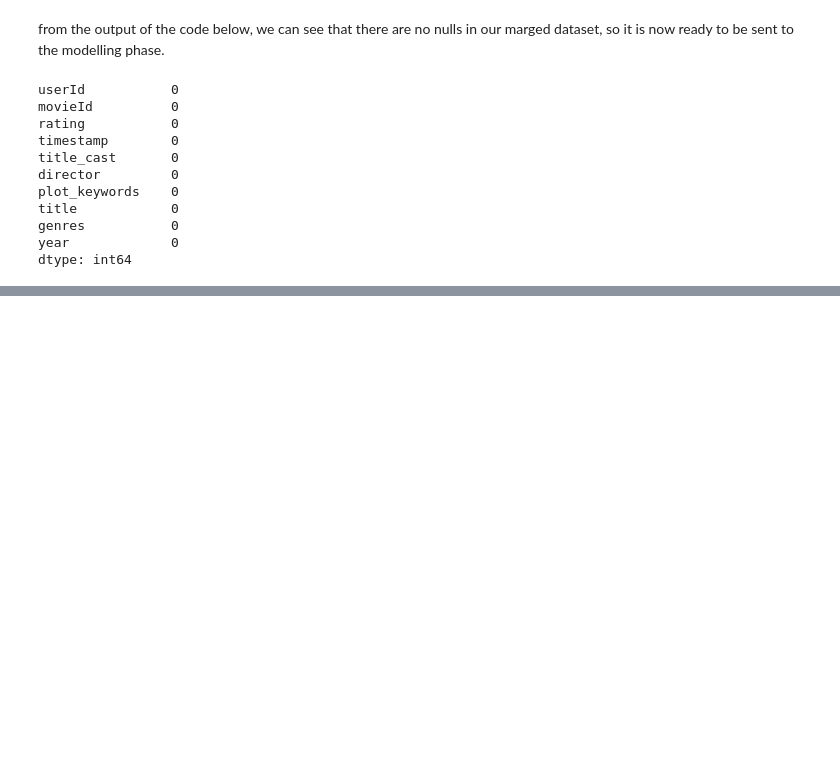
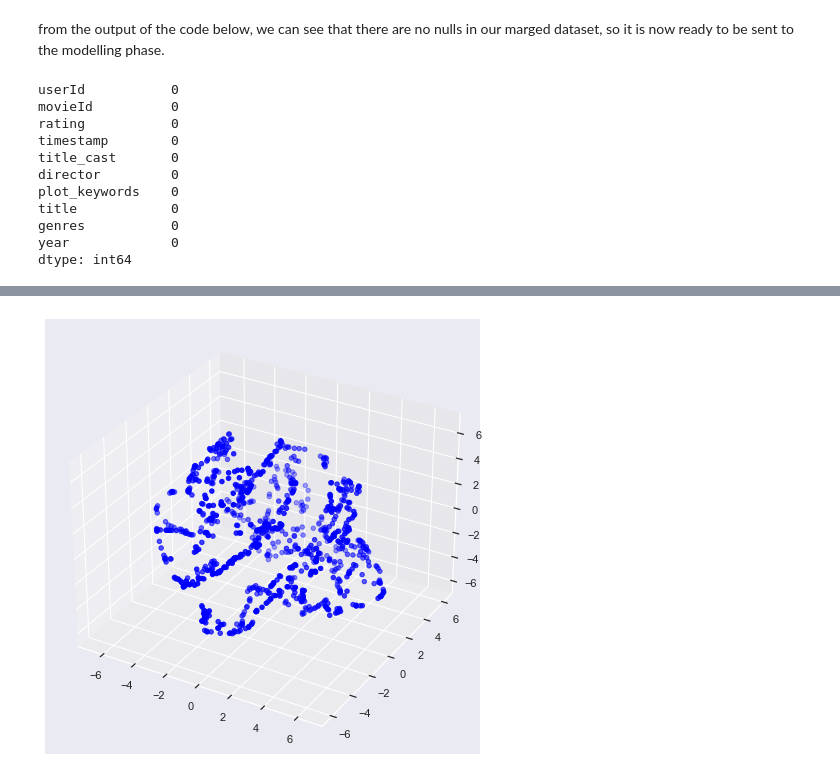
Before and after one commit to marth418/unsupervised-predict-streamlit-template, a Jupyter notebook: Team_6_Recommenderf.ipynb, the cells around one changed output, grey strips where cells are left out. Saved outputs shown, nothing was run; the diff lists cells and outputs as text; code cells hidden in the pictures; blank space fills up the shorter version.

```diff
--- a/Team_6_Recommenderf.ipynb
+++ b/Team_6_Recommenderf.ipynb
@@ -1622,0 +1605,11 @@ COMET INFO: All files uploaded, waiting for confirmation they have been all rece
+# %%
+# Subset the data to cut down computation time for now
+g_scores = g_scores_df[:10000000]
+# %%
+# Although scores are in the range of 0-1, there is no harm in scaling
+scaler_mds = StandardScaler()
+mds_genome = scaler_mds.fit_transform(g_scores.sample(frac=0.0001))
+# %%
+tsne = TSNE(3, n_jobs = -1, verbose = 2, perplexity = 10, learning_rate = 0.1)
+# %%
+tsne.fit(mds_genome)
@@ -1622,0 +1635,11 @@ COMET INFO: All files uploaded, waiting for confirmation they have been all rece
+# %%
+Axes3D
+
+fig = plt.figure(figsize=(15, 8))
+
+# Add 3D scatter plot
+ax = fig.add_subplot(projection='3d')
+ax.scatter(tsne.embedding_[:,0], tsne.embedding_[:,1], tsne.embedding_[:,2], color='blue')
+plt.show()
+# %% [output]
+[figure, added]
```
Also changed, not shown: parts of 110 cells of this notebook.
